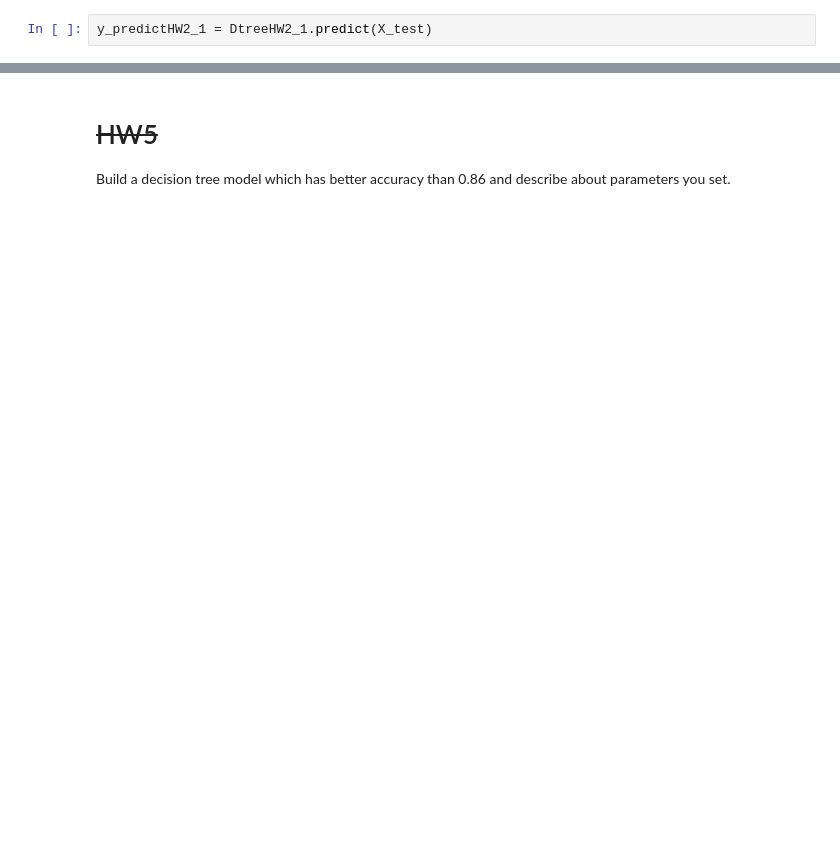
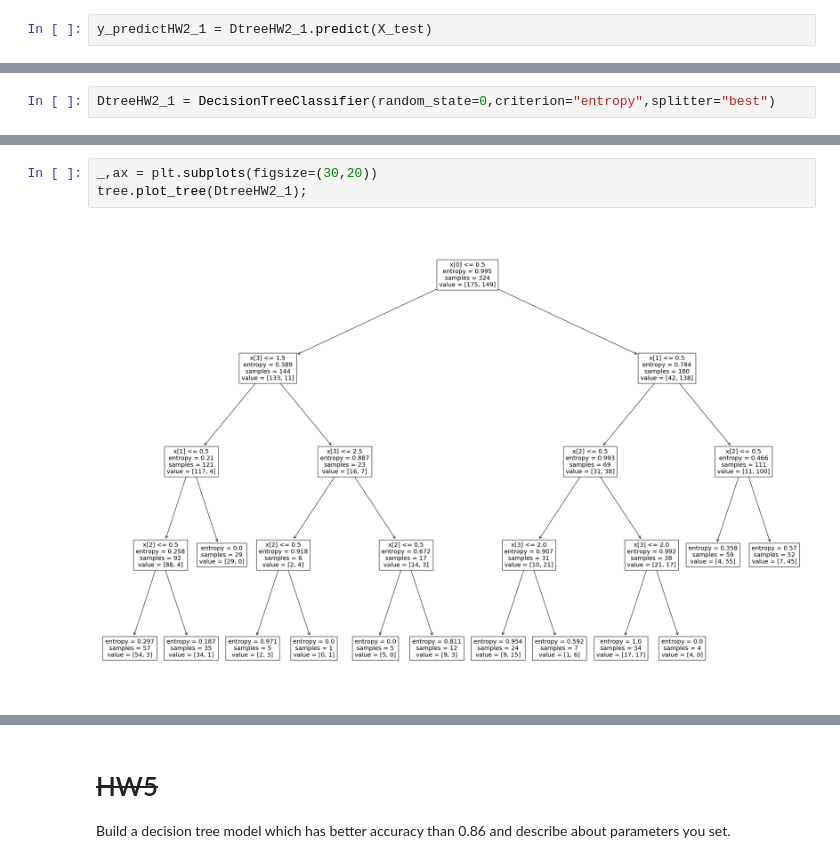
Before and after one commit to Sashimimeow/BSC_DPDM23, a Jupyter notebook: Classification.ipynb, the cells around one changed output, grey strips where cells are left out. Cells and saved outputs as stored; diff of their text form; blank space fills up the shorter version.

```diff
--- a/Classification.ipynb
+++ b/Classification.ipynb
@@ -334,0 +346,2 @@ https://www.canva.com/design/DAF6kxobFOY/tIy0wrD_70tvmE49BNSAdw/edit?fbclid=IwAR
+# %%
+DtreeHW2_1 = DecisionTreeClassifier(random_state=0,criterion="entropy",splitter="best")
@@ -334,0 +352,5 @@ https://www.canva.com/design/DAF6kxobFOY/tIy0wrD_70tvmE49BNSAdw/edit?fbclid=IwAR
+# %%
+_,ax = plt.subplots(figsize=(30,20))
+tree.plot_tree(DtreeHW2_1);
+# %% [output]
+[figure, added]
```
Also changed, not shown: parts of 37 cells of this notebook.
